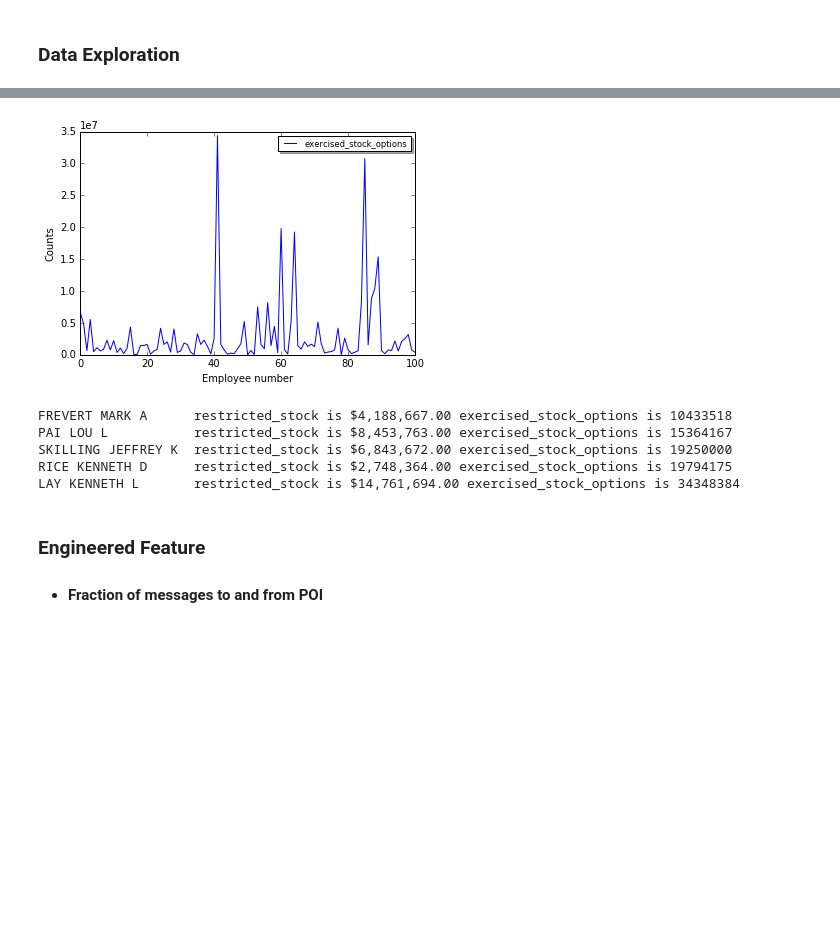
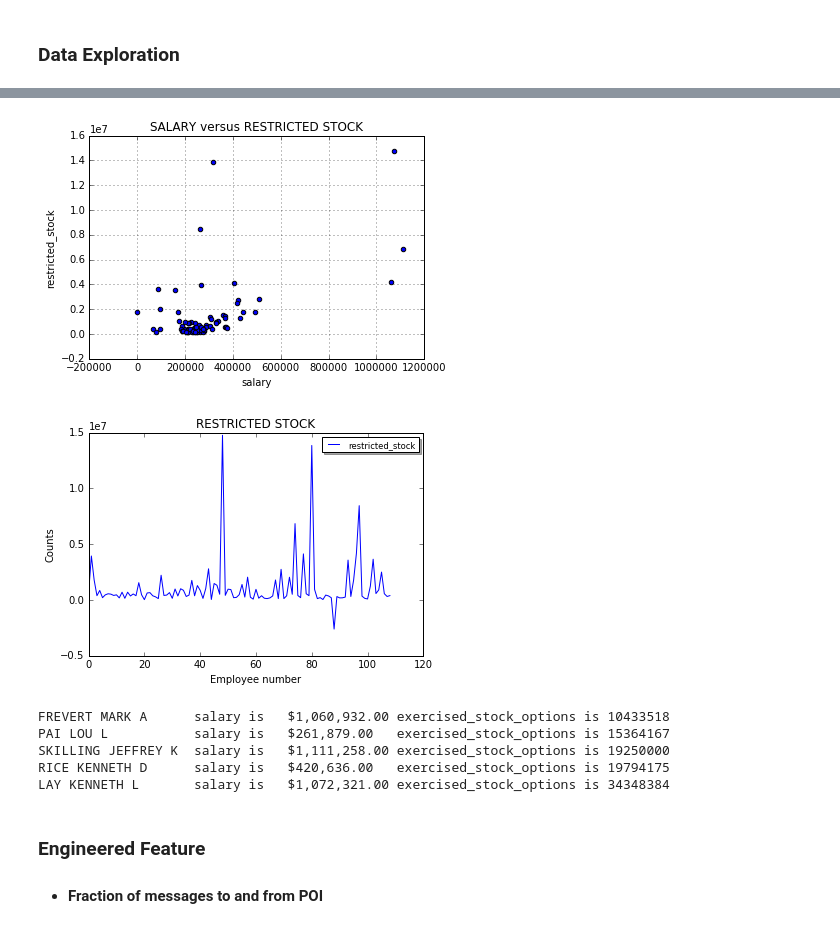
Before and after one commit to omoju/identifyFraudFromEnronEmail, a Jupyter notebook: IdentifyFraudFromEnronEmail.ipynb, the cells around one changed output, grey strips where cells are left out. Cells and saved outputs as stored; diff of their text form; code cells hidden in the pictures; blank space fills up the shorter version.

Commit message:
fixed: compareTwoFeatures

```diff
--- a/IdentifyFraudFromEnronEmail.ipynb
+++ b/IdentifyFraudFromEnronEmail.ipynb
@@ -53,23 +64,28 @@ data = compareTwoFeatures(f1, f2, data_dict)
 # %%
+f1, f2 = 'salary','restricted_stock'
+data = compareTwoFeatures(f1, f2, data_dict, "SALARY versus RESTRICTED STOCK")
+
 data = featureFormat(data_dict, [f2], remove_any_zeroes=True)
 
 _= plt.plot(data, color="blue", label=f2)
 _= plt.legend(loc='upper right', shadow=True, fontsize='small')
 _= plt.xlabel('Employee number', fontsize=10)
 _= plt.ylabel('Counts', fontsize=10)
+_= plt.title('RESTRICTED STOCK')
 
 plt.show()
 # %% [output]
-[figure, old version]
+[figure, new version]
+[figure, added]
 # %%
 treshold = 10000000
 findPersonBasedOnTwoFeatures(f1, f2, data_dict, treshold)
 # %% [output]
-FREVERT MARK A      restricted_stock is $4,188,667.00 exercised_stock_options is 10433518
-PAI LOU L           restricted_stock is $8,453,763.00 exercised_stock_options is 15364167
-SKILLING JEFFREY K  restricted_stock is $6,843,672.00 exercised_stock_options is 19250000
-RICE KENNETH D      restricted_stock is $2,748,364.00 exercised_stock_options is 19794175
-LAY KENNETH L       restricted_stock is $14,761,694.00 exercised_stock_options is 34348384
+FREVERT MARK A      salary is   $1,060,932.00 exercised_stock_options is 10433518
+PAI LOU L           salary is   $261,879.00   exercised_stock_options is 15364167
+SKILLING JEFFREY K  salary is   $1,111,258.00 exercised_stock_options is 19250000
+RICE KENNETH D      salary is   $420,636.00   exercised_stock_options is 19794175
+LAY KENNETH L       salary is   $1,072,321.00 exercised_stock_options is 34348384
 # %% [markdown]
 ### Engineered Feature
 - #### Fraction of messages to and from POI
```
Also changed, not shown: parts of 6 cells of this notebook, 10 other files.
